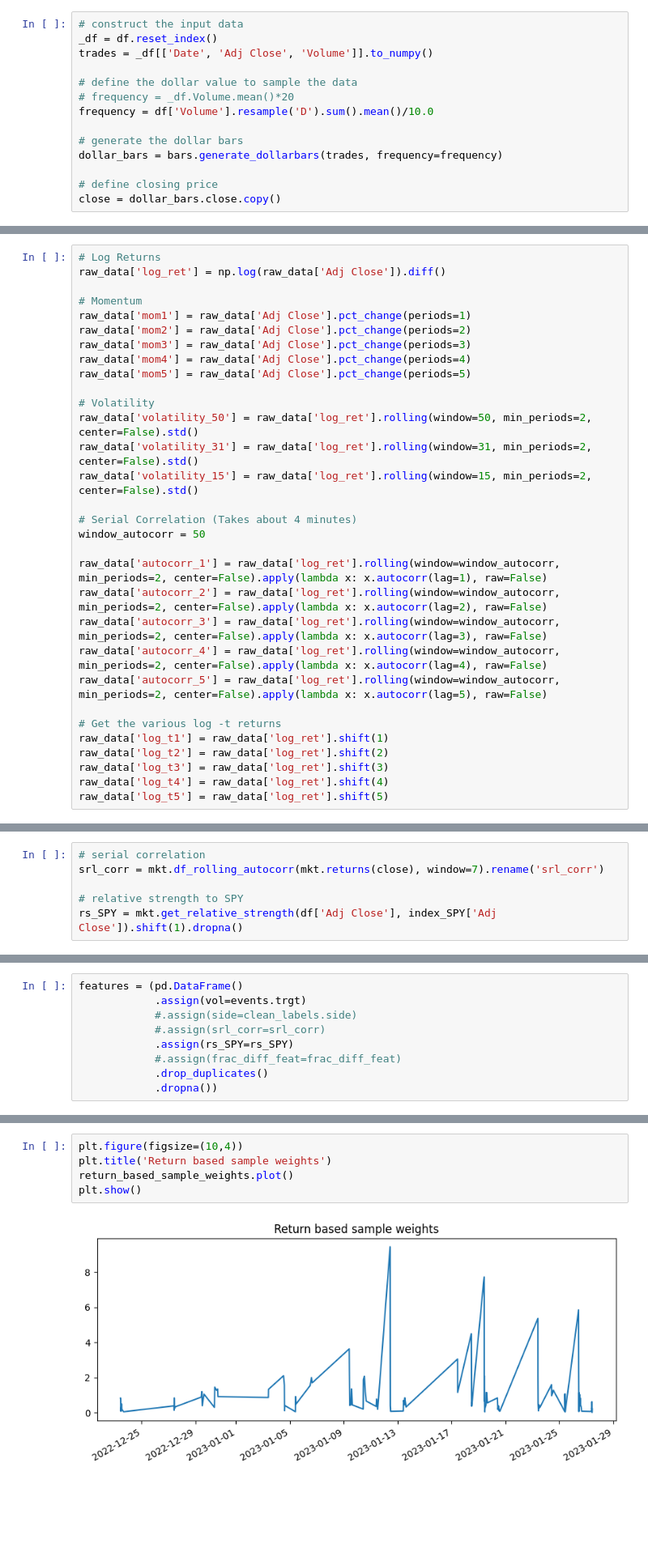
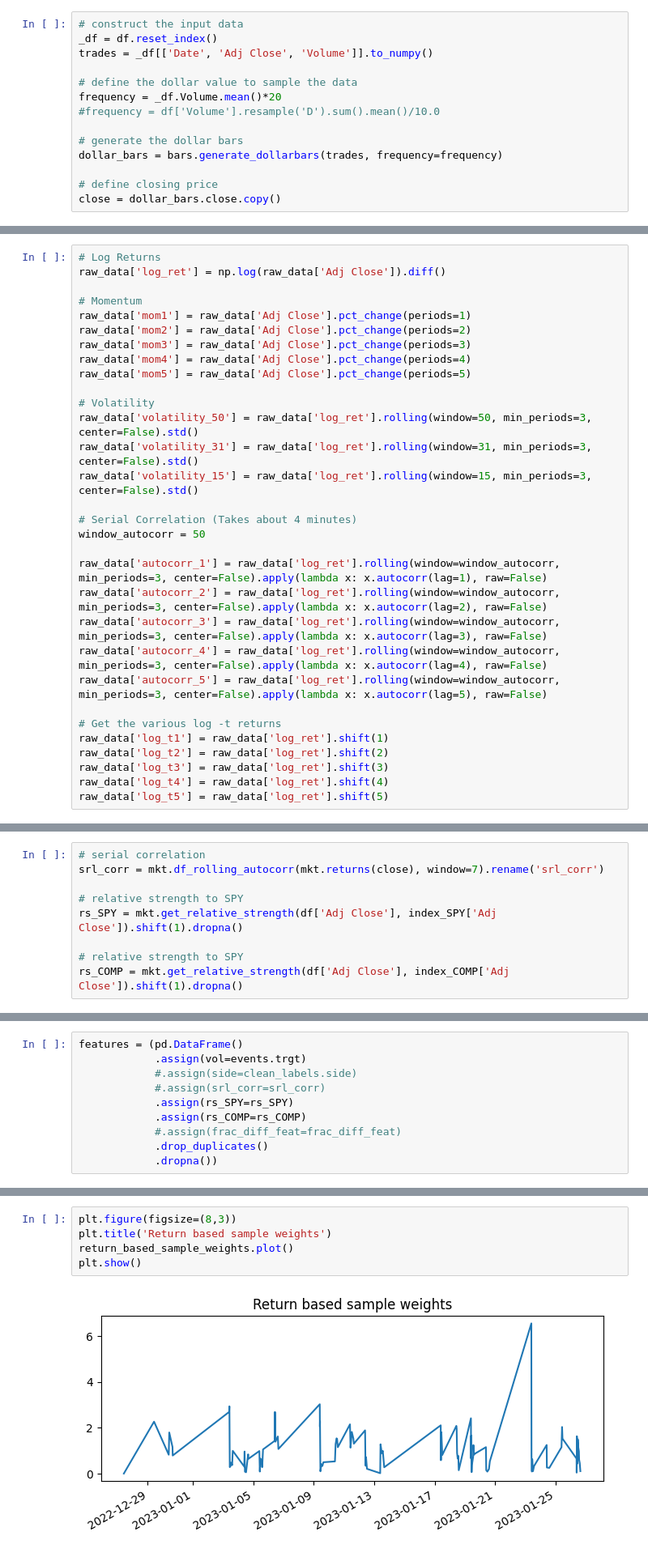
Before and after one commit to waikho/MADS_Capstone, a Jupyter notebook: modeling.ipynb, the cells around one changed output, grey strips where cells are left out. Shown at 81% size. Saved outputs shown, nothing was run; the diff lists cells and outputs as text; blank space fills up the shorter version.

Commit message:
close to done modelling

```diff
--- a/modeling.ipynb
+++ b/modeling.ipynb
@@ -119,8 +119,8 @@ _df = df.reset_index()
 trades = _df[['Date', 'Adj Close', 'Volume']].to_numpy()
 
 # define the dollar value to sample the data
-# frequency = _df.Volume.mean()*20
-frequency = df['Volume'].resample('D').sum().mean()/10.0
+frequency = _df.Volume.mean()*20
+#frequency = df['Volume'].resample('D').sum().mean()/10.0
 
 # generate the dollar bars
 dollar_bars = bars.generate_dollarbars(trades, frequency=frequency)
@@ -274,18 +274,18 @@ raw_data['mom4'] = raw_data['Adj Close'].pct_change(periods=4)
 raw_data['mom5'] = raw_data['Adj Close'].pct_change(periods=5)
 
 # Volatility
-raw_data['volatility_50'] = raw_data['log_ret'].rolling(window=50, min_periods=2, center=False).std()
-raw_data['volatility_31'] = raw_data['log_ret'].rolling(window=31, min_periods=2, center=False).std()
-raw_data['volatility_15'] = raw_data['log_ret'].rolling(window=15, min_periods=2, center=False).std()
+raw_data['volatility_50'] = raw_data['log_ret'].rolling(window=50, min_periods=3, center=False).std()
+raw_data['volatility_31'] = raw_data['log_ret'].rolling(window=31, min_periods=3, center=False).std()
+raw_data['volatility_15'] = raw_data['log_ret'].rolling(window=15, min_periods=3, center=False).std()
 
 # Serial Correlation (Takes about 4 minutes)
 window_autocorr = 50
 
-raw_data['autocorr_1'] = raw_data['log_ret'].rolling(window=window_autocorr, min_periods=2, center=False).apply(lambda x: x.autocorr(lag=1), raw=False)
-raw_data['autocorr_2'] = raw_data['log_ret'].rolling(window=window_autocorr, min_periods=2, center=False).apply(lambda x: x.autocorr(lag=2), raw=False)
-raw_data['autocorr_3'] = raw_data['log_ret'].rolling(window=window_autocorr, min_periods=2, center=False).apply(lambda x: x.autocorr(lag=3), raw=False)
-raw_data['autocorr_4'] = raw_data['log_ret'].rolling(window=window_autocorr, min_periods=2, center=False).apply(lambda x: x.autocorr(lag=4), raw=False)
-raw_data['autocorr_5'] = raw_data['log_ret'].rolling(window=window_autocorr, min_periods=2, center=False).apply(lambda x: x.autocorr(lag=5), raw=False)
+raw_data['autocorr_1'] = raw_data['log_ret'].rolling(window=window_autocorr, min_periods=3, center=False).apply(lambda x: x.autocorr(lag=1), raw=False)
+raw_data['autocorr_2'] = raw_data['log_ret'].rolling(window=window_autocorr, min_periods=3, center=False).apply(lambda x: x.autocorr(lag=2), raw=False)
+raw_data['autocorr_3'] = raw_data['log_ret'].rolling(window=window_autocorr, min_periods=3, center=False).apply(lambda x: x.autocorr(lag=3), raw=False)
+raw_data['autocorr_4'] = raw_data['log_ret'].rolling(window=window_autocorr, min_periods=3, center=False).apply(lambda x: x.autocorr(lag=4), raw=False)
+raw_data['autocorr_5'] = raw_data['log_ret'].rolling(window=window_autocorr, min_periods=3, center=False).apply(lambda x: x.autocorr(lag=5), raw=False)
 
 # Get the various log -t returns
 raw_data['log_t1'] = raw_data['log_ret'].shift(1)
@@ -320,6 +320,9 @@ srl_corr = mkt.df_rolling_autocorr(mkt.returns(close), window=7).rename('srl_cor
 
 # relative strength to SPY
 rs_SPY = mkt.get_relative_strength(df['Adj Close'], index_SPY['Adj Close']).shift(1).dropna()
+
+# relative strength to SPY
+rs_COMP = mkt.get_relative_strength(df['Adj Close'], index_COMP['Adj Close']).shift(1).dropna()
 # %%
 # fractional differentiated log dollar bar prices
 
@@ -341,6 +344,7 @@ features = (pd.DataFrame()
             #.assign(side=clean_labels.side)
             #.assign(srl_corr=srl_corr)
             .assign(rs_SPY=rs_SPY)
+            .assign(rs_COMP=rs_COMP)
             #.assign(frac_diff_feat=frac_diff_feat)
             .drop_duplicates()
             .dropna())
@@ -391,8 +395,8 @@ time_based_sample_weights = get_weights_by_time_decay(events.loc[X_train.index],
 # %%
-plt.figure(figsize=(10,4))
+plt.figure(figsize=(8,3))
 plt.title('Return based sample weights')
 return_based_sample_weights.plot()
 plt.show()
 # %% [output]
-[figure, old version]
+[figure, new version]
 # %%
```
Also changed, not shown: parts of 37 cells of this notebook, 1 other file.
